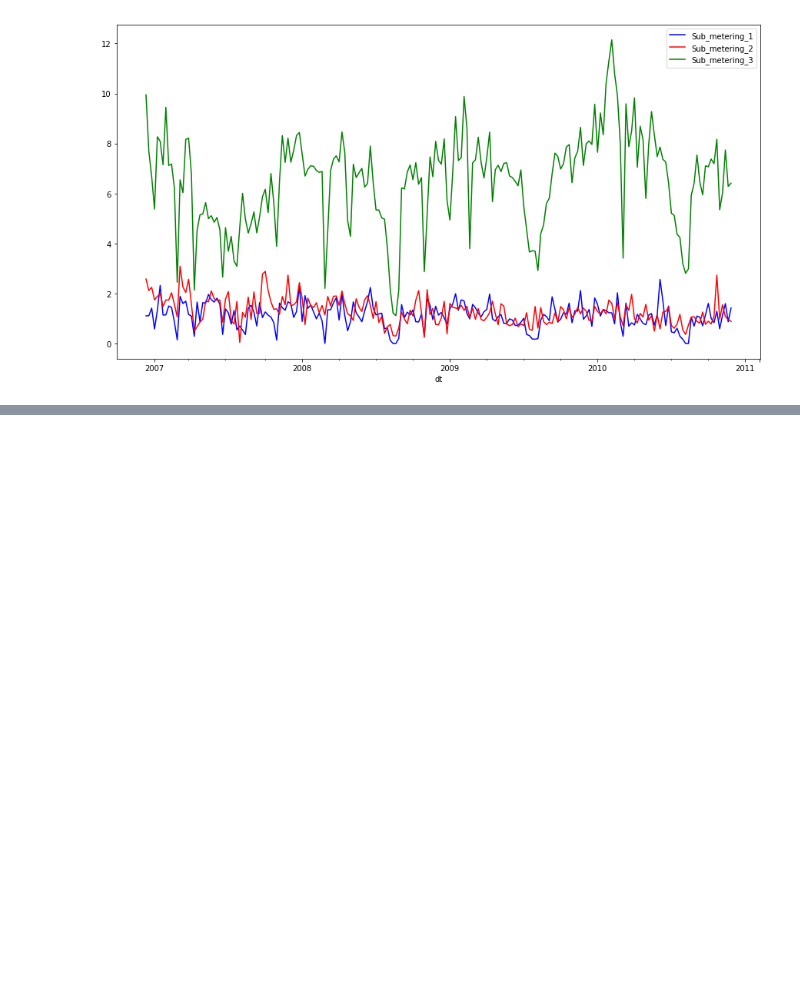
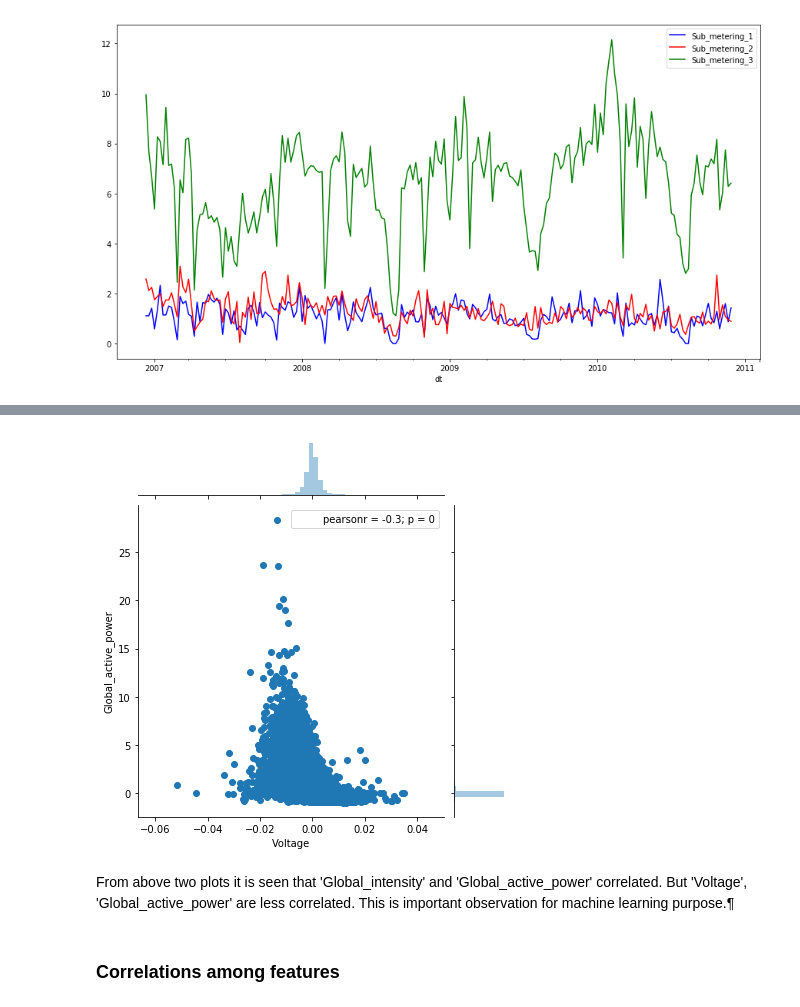
Before and after one commit to jasonchanhku/Keras, a Jupyter notebook: misc/household.ipynb, the cells around one changed output, grey strips where cells are left out. Saved outputs shown, nothing was run; the diff lists cells and outputs as text; code cells hidden in the pictures; blank space fills up the shorter version.

```diff
--- a/misc/household.ipynb
+++ b/misc/household.ipynb
@@ -239,0 +252,10 @@ plt.show()
+# %%
+## The correlations between 'Voltage' and  'Global_active_power'
+sns.jointplot(x='Voltage', y='Global_active_power', data=data_returns)
+plt.show()
+# %% [output]
+[figure, added]
+# %% [markdown]
+From above two plots it is seen that 'Global_intensity' and 'Global_active_power' correlated. But 'Voltage', 'Global_active_power' are less correlated. This is important observation for machine learning purpose.¶
+# %% [markdown]
+### Correlations among features
```
Also changed, not shown: parts of 39 cells of this notebook.
